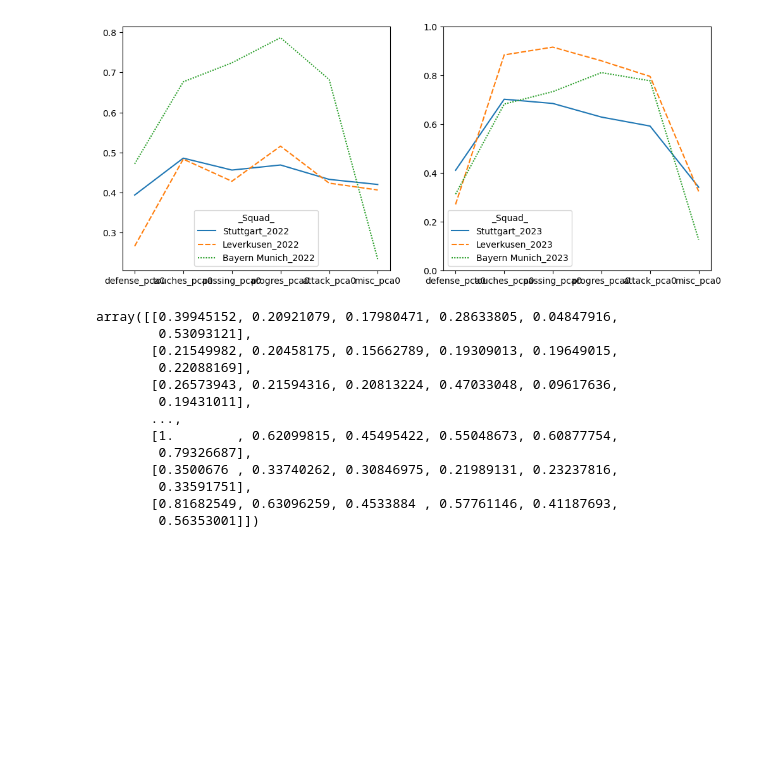
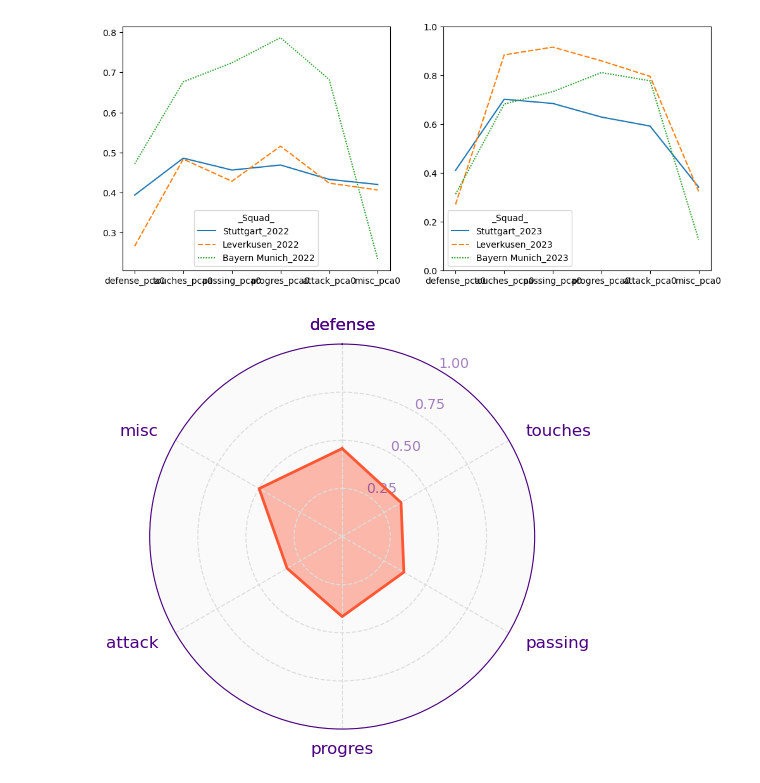
Before and after one commit to alibekk93/FM_skills_prediction, a Jupyter notebook: notebooks/02_team_similarity.ipynb, the cells around one changed output. Saved outputs shown, nothing was run; the diff lists cells and outputs as text; code cells hidden in the pictures; blank space fills up the shorter version.

Commit message:
added radar basic plots

```diff
--- a/notebooks/02_team_similarity.ipynb
+++ b/notebooks/02_team_similarity.ipynb
@@ -101,19 +105,3 @@ sns.lineplot(data=team_data_pca_scaled.loc[['Stuttgart_2023', 'Leverkusen_2023',
 # %% [output]
 <Axes: >
 [figure]
-# %%
-MinMaxScaler().fit_transform(team_data_pca)
-# %% [output]
-array([[0.39945152, 0.20921079, 0.17980471, 0.28633805, 0.04847916,
-        0.53093121],
-       [0.21549982, 0.20458175, 0.15662789, 0.19309013, 0.19649015,
-        0.22088169],
-       [0.26573943, 0.21594316, 0.20813224, 0.47033048, 0.09617636,
-        0.19431011],
-       ...,
-       [1.        , 0.62099815, 0.45495422, 0.55048673, 0.60877754,
-        0.79326687],
-       [0.3500676 , 0.33740262, 0.30846975, 0.21989131, 0.23237816,
-        0.33591751],
-       [0.81682549, 0.63096259, 0.4533884 , 0.57761146, 0.41187693,
-        0.56353001]])
@@ -119,0 +165,10 @@ array([[0.39945152, 0.20921079, 0.17980471, 0.28633805, 0.04847916,
+# %%
+team = 'Valencia'
+season = 2022
+
+plot_data = team_data_pca_scaled.loc[f'{team}_{season}']
+plot_data.index = [idx[0] for idx in plot_data.index.str.split('_')]
+
+plot_team_radar(plot_data.to_dict())
+# %% [output]
+[figure, added]
```
Also changed, not shown: parts of 3 cells of this notebook.
